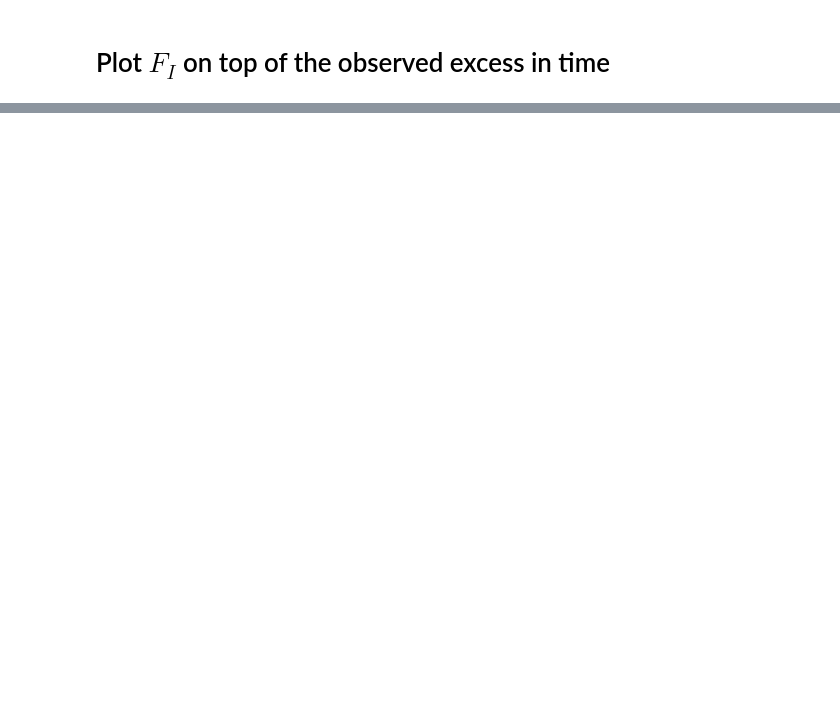
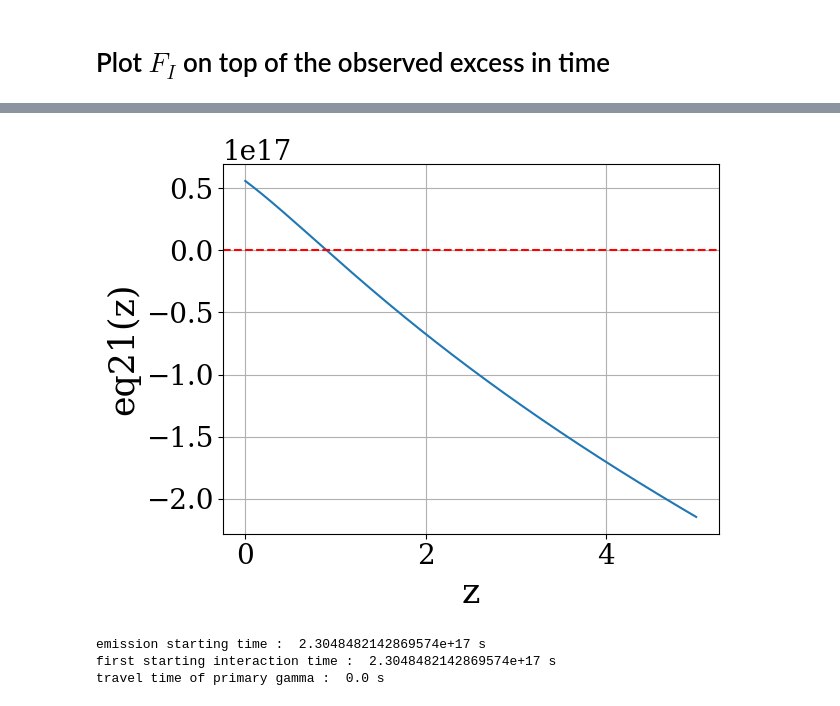
Before and after one commit to mcroisonnier/IGMF, a Jupyter notebook: CleanCode_For_Mathilde.ipynb, the cells around one changed output, grey strips where cells are left out. Saved outputs shown, nothing was run; the diff lists cells and outputs as text; code cells hidden in the pictures; blank space fills up the shorter version.

```diff
--- a/CleanCode_For_Mathilde.ipynb
+++ b/CleanCode_For_Mathilde.ipynb
@@ -646,0 +668,29 @@ ax.errorbar(bincenters.value, LC_intr.value, LC_intr_unc.value ,binwidth.value/2
+# %%
+
+zs = np.linspace(0, 5, 500)
+ys = [eq21(z) for z in zs]
+
+plt.plot(zs, ys)
+plt.axhline(0, color='red', linestyle='--')
+plt.xlabel("z")
+plt.ylabel("eq21(z)")
+plt.grid(True)
+plt.show()
+# %% [output]
+[figure, added]
+# %%
+#Compute t_E
+t_E, _ = quad(lambda z: dt_dz(z).to(u.s).value, 0, z_E) #eq37
+t_E = t_E * u.s
+
+t_yy, _ = quad(lambda z: dt_dz(z).to(u.s).value, 0, z_yy)
+t_yy = t_yy * u.s
+dt_yy = t_yy - t_E
+#______________________
+print("emission starting time : ", t_E)
+print("first starting interaction time : " ,t_yy)
+print("travel time of primary gamma : " , dt_yy)
+# %% [output]
+emission starting time :  2.3048482142869574e+17 s
+first starting interaction time :  2.3048482142869574e+17 s
+travel time of primary gamma :  0.0 s
```
Also changed, not shown: parts of 14 cells of this notebook, 6 other files.
